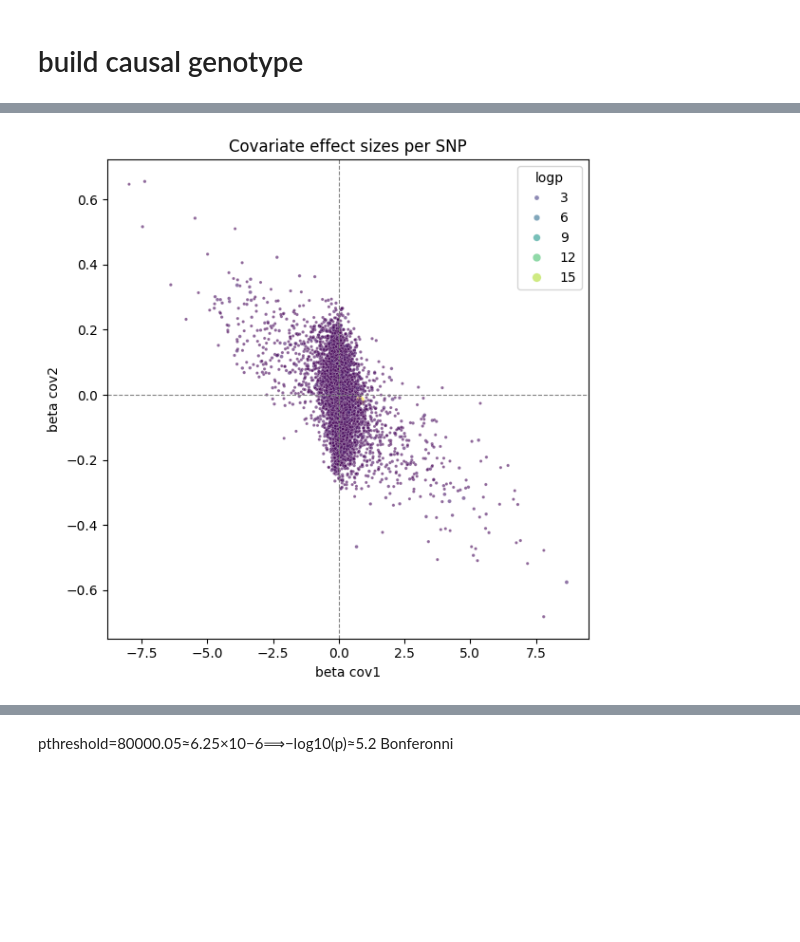
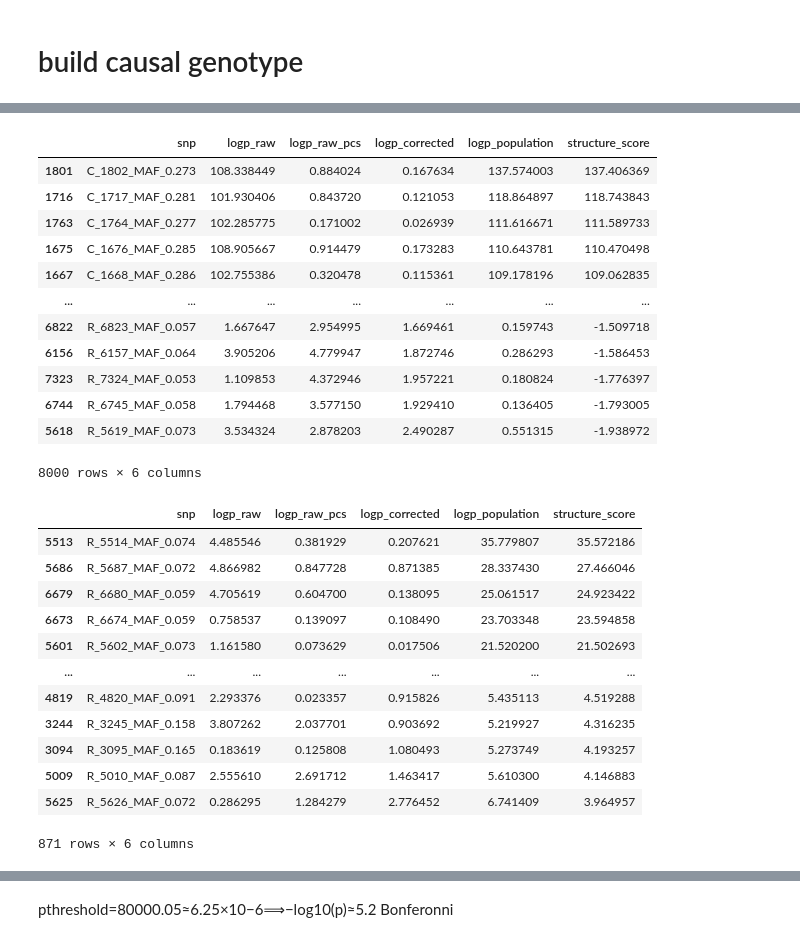
Before and after one commit to mat2m10/chasm, a Jupyter notebook: notebooks/coalescence_simulation_notebooks/Proof_of_Concept.ipynb, the cells around one changed output, grey strips where cells are left out. Cells and saved outputs as stored; diff of their text form; code cells hidden in the pictures; blank space fills up the shorter version.

```diff
--- a/notebooks/coalescence_simulation_notebooks/Proof_of_Concept.ipynb
+++ b/notebooks/coalescence_simulation_notebooks/Proof_of_Concept.ipynb
@@ -282,2 +158,5 @@ show_biases(
 # %%
-Y = pheno_genetic["combination"]
+corrected_geno_values = run_gwas(geno_corr_std, Y)
+population_analysis_values = run_gwas(mean/std, Y)
+geno_values = run_gwas(raw_geno, Y)
+pca_corrected_geno_values = run_gwas(raw_geno, Y, PCs)
@@ -526,24 +173,0 @@ chasm_results
-# %%
-fig, ax = plt.subplots(figsize=(6, 6))
-
-sns.scatterplot(
-    data=chasm_results,
-    x="beta_cov1",
-    y="beta_cov2",
-    hue="logp",  # color by SNP significance
-    palette="viridis",
-    size="logp",
-    sizes=(5, 50),
-    alpha=0.6,
-    ax=ax,
-)
-
-ax.axhline(0, color="grey", lw=0.8, linestyle="--")
-ax.axvline(0, color="grey", lw=0.8, linestyle="--")
-ax.set_xlabel("beta cov1")
-ax.set_ylabel("beta cov2")
-ax.set_title("Covariate effect sizes per SNP")
-plt.tight_layout()
-plt.show()
-# %% [output]
-[figure, removed]
@@ -575,0 +174,34 @@ def predict_chasm(geno, cov1, cov2, results):
+# %%
+ranking
+# %% [output]
+|  | snp | logp_raw | logp_raw_pcs | logp_corrected | logp_population | structure_score |
+| 1801 | C_1802_MAF_0.273 | 108.338449 | 0.884024 | 0.167634 | 137.574003 | 137.406369 |
+| 1716 | C_1717_MAF_0.281 | 101.930406 | 0.843720 | 0.121053 | 118.864897 | 118.743843 |
+| 1763 | C_1764_MAF_0.277 | 102.285775 | 0.171002 | 0.026939 | 111.616671 | 111.589733 |
+| 1675 | C_1676_MAF_0.285 | 108.905667 | 0.914479 | 0.173283 | 110.643781 | 110.470498 |
+| 1667 | C_1668_MAF_0.286 | 102.755386 | 0.320478 | 0.115361 | 109.178196 | 109.062835 |
+| ... | ... | ... | ... | ... | ... | ... |
+| 6822 | R_6823_MAF_0.057 | 1.667647 | 2.954995 | 1.669461 | 0.159743 | -1.509718 |
+| 6156 | R_6157_MAF_0.064 | 3.905206 | 4.779947 | 1.872746 | 0.286293 | -1.586453 |
+| 7323 | R_7324_MAF_0.053 | 1.109853 | 4.372946 | 1.957221 | 0.180824 | -1.776397 |
+| 6744 | R_6745_MAF_0.058 | 1.794468 | 3.577150 | 1.929410 | 0.136405 | -1.793005 |
+| 5618 | R_5619_MAF_0.073 | 3.534324 | 2.878203 | 2.490287 | 0.551315 | -1.938972 |
+8000 rows × 6 columns
+# %%
+ranking_pop = ranking[ranking['logp_raw'] < 5.2]
+ranking_pop = ranking_pop[ranking_pop['logp_population'] > 5.2]
+ranking_pop
+# %% [output]
+|  | snp | logp_raw | logp_raw_pcs | logp_corrected | logp_population | structure_score |
+| 5513 | R_5514_MAF_0.074 | 4.485546 | 0.381929 | 0.207621 | 35.779807 | 35.572186 |
+| 5686 | R_5687_MAF_0.072 | 4.866982 | 0.847728 | 0.871385 | 28.337430 | 27.466046 |
+| 6679 | R_6680_MAF_0.059 | 4.705619 | 0.604700 | 0.138095 | 25.061517 | 24.923422 |
+| 6673 | R_6674_MAF_0.059 | 0.758537 | 0.139097 | 0.108490 | 23.703348 | 23.594858 |
+| 5601 | R_5602_MAF_0.073 | 1.161580 | 0.073629 | 0.017506 | 21.520200 | 21.502693 |
+| ... | ... | ... | ... | ... | ... | ... |
+| 4819 | R_4820_MAF_0.091 | 2.293376 | 0.023357 | 0.915826 | 5.435113 | 4.519288 |
+| 3244 | R_3245_MAF_0.158 | 3.807262 | 2.037701 | 0.903692 | 5.219927 | 4.316235 |
+| 3094 | R_3095_MAF_0.165 | 0.183619 | 0.125808 | 1.080493 | 5.273749 | 4.193257 |
+| 5009 | R_5010_MAF_0.087 | 2.555610 | 2.691712 | 1.463417 | 5.610300 | 4.146883 |
+| 5625 | R_5626_MAF_0.072 | 0.286295 | 1.284279 | 2.776452 | 6.741409 | 3.964957 |
+871 rows × 6 columns
```
Also changed, not shown: parts of 32 cells of this notebook, 13 other files.
